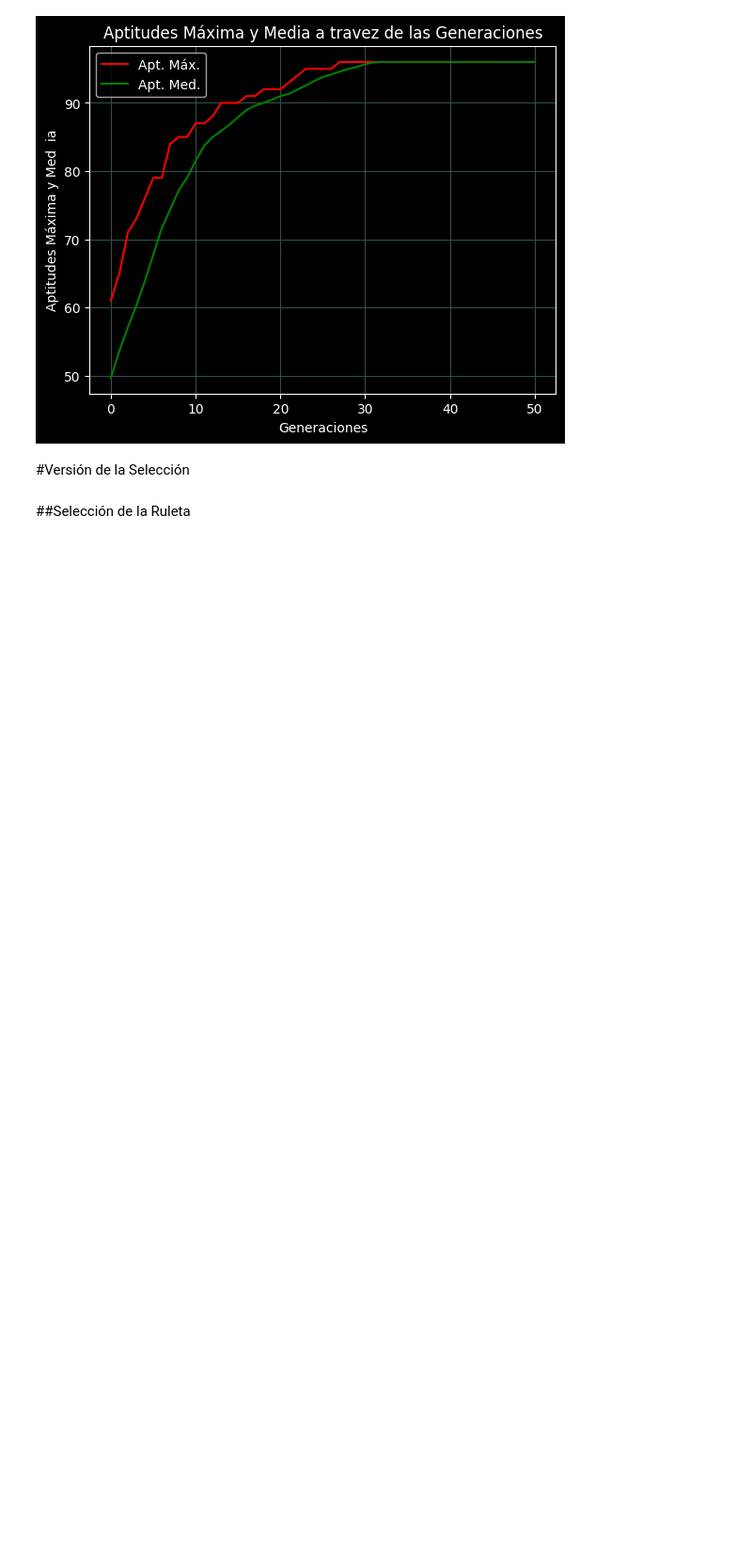
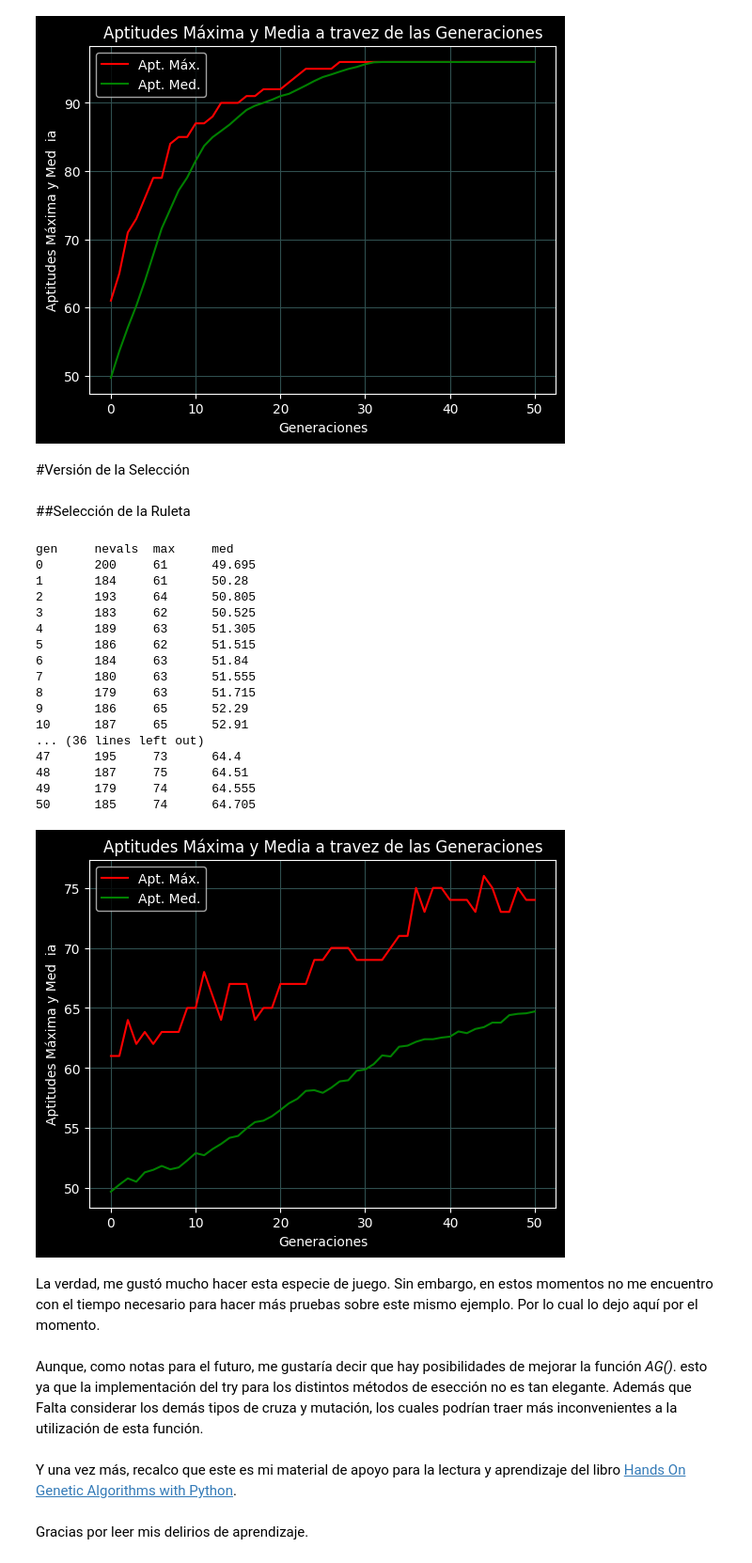
Before and after one commit to Vixuz144/Algoritmos-Geneticos, a Jupyter notebook: Jugando_con_OneMax_Problem.ipynb, the cells around one changed output. Shown at 94% size. Drawn from its saved outputs; the diff is of its cells as text; code cells hidden in the pictures; blank space fills up the shorter version.

```diff
--- a/Jugando_con_OneMax_Problem.ipynb
+++ b/Jugando_con_OneMax_Problem.ipynb
@@ -402,3 +409,32 @@ gen     nevals  max     med
 #Versión de la Selección
 # %% [markdown]
 ##Selección de la Ruleta
+# %%
+AG(seleccion=tools.selRoulette)
+# %% [output]
+gen     nevals  max     med
+0       200     61      49.695
+1       184     61      50.28
+2       193     64      50.805
+3       183     62      50.525
+4       189     63      51.305
+5       186     62      51.515
+6       184     63      51.84
+7       180     63      51.555
+8       179     63      51.715
+9       186     65      52.29
+10      187     65      52.91
+... (36 lines left out)
+47      195     73      64.4
+48      187     75      64.51
+49      179     74      64.555
+50      185     74      64.705
+[figure, added]
+# %% [markdown]
+La verdad, me gustó mucho hacer esta especie de juego. Sin embargo, en estos momentos no me encuentro con el tiempo necesario para hacer más pruebas sobre este mismo ejemplo. Por lo cual lo dejo aquí por el momento.
+# %% [markdown]
+Aunque, como notas para el futuro, me gustaría decir que hay posibilidades de mejorar la función *AG()*. esto ya que la implementación del try para los distintos métodos de esección no es tan elegante. Además que Falta considerar los demás tipos de cruza y mutación, los cuales podrían traer más inconvenientes a la utilización de esta función.
+# %% [markdown]
+Y una vez más, recalco que este es mi material de apoyo para la lectura y aprendizaje del libro [Hands On Genetic Algorithms with Python](https://github.com/PacktPublishing/Hands-On-Genetic-Algorithms-with-Python-Second-Edition).
+# %% [markdown]
+Gracias por leer mis delirios de aprendizaje.
```
Also changed, not shown: parts of 6 cells of this notebook.
